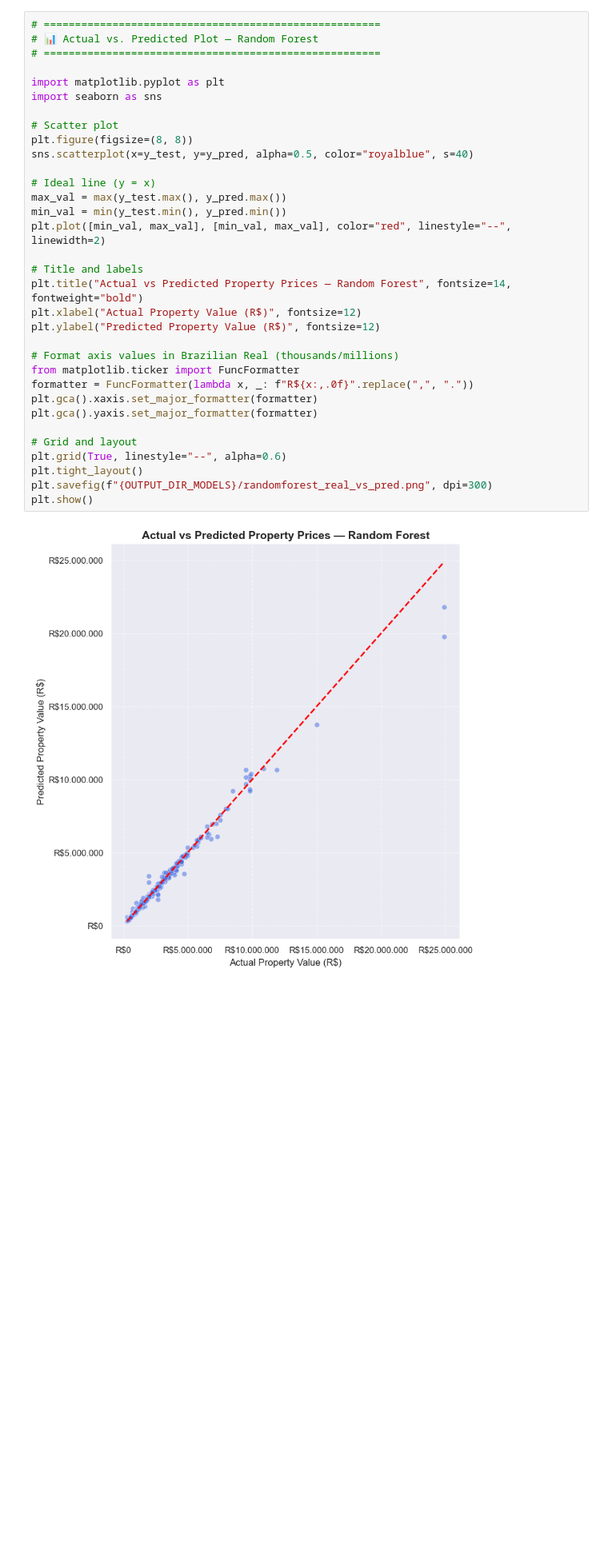
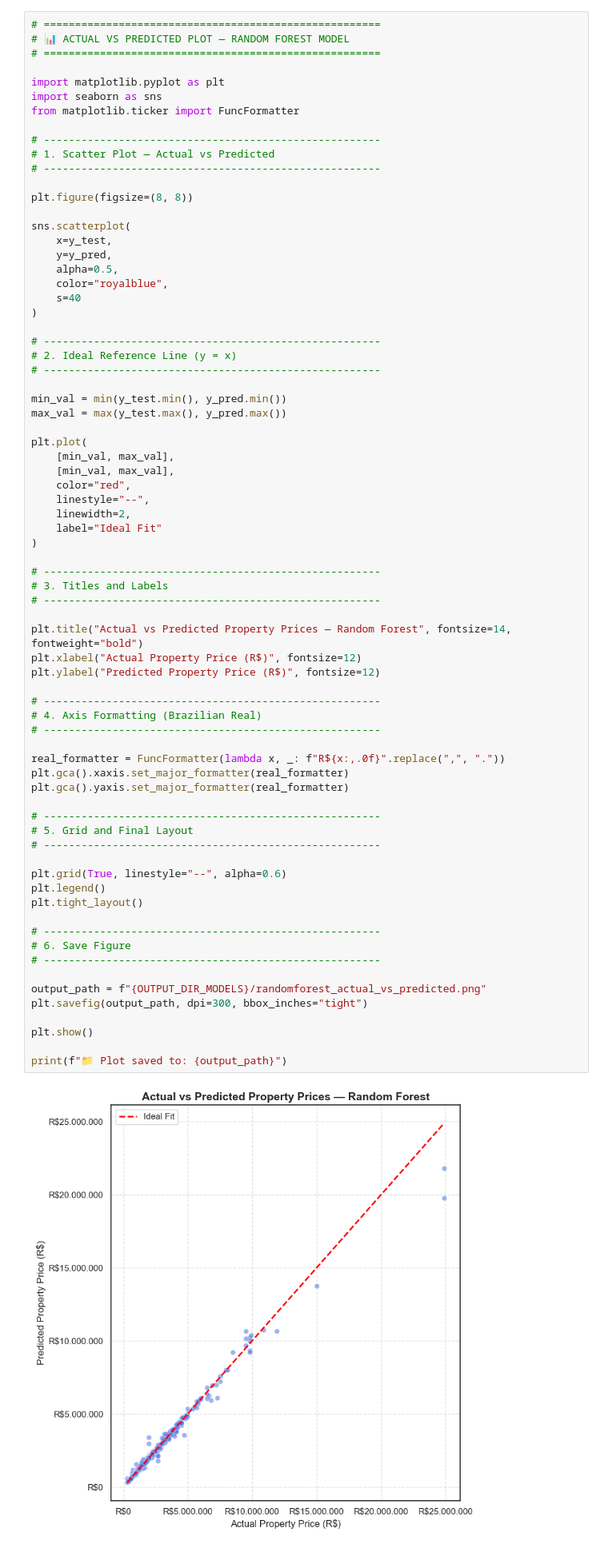
Before and after one commit to willianpina/Geospatial_Analysis_of_Housing_data, a Jupyter notebook: Geospatial_Analysis_of_Housing_Data.ipynb, the cells around one changed output. Shown at 80% size. Drawn from its saved outputs; the diff is of its cells as text; blank space fills up the shorter version.

```diff
--- a/Geospatial_Analysis_of_Housing_Data.ipynb
+++ b/Geospatial_Analysis_of_Housing_Data.ipynb
@@ -684,35 +892,75 @@ R²   (Coefficient of Determination): 0.981
 # %%
 # ======================================================
-# 📊 Actual vs. Predicted Plot — Random Forest
+# 📊 ACTUAL VS PREDICTED PLOT — RANDOM FOREST MODEL
 # ======================================================
 
 import matplotlib.pyplot as plt
 import seaborn as sns
+from matplotlib.ticker import FuncFormatter
 
-# Scatter plot
+# ------------------------------------------------------
+# 1. Scatter Plot — Actual vs Predicted
+# ------------------------------------------------------
+
 plt.figure(figsize=(8, 8))
-sns.scatterplot(x=y_test, y=y_pred, alpha=0.5, color="royalblue", s=40)
 
-# Ideal line (y = x)
+sns.scatterplot(
+    x=y_test,
+    y=y_pred,
+    alpha=0.5,
+    color="royalblue",
+    s=40
+)
+
+# ------------------------------------------------------
+# 2. Ideal Reference Line (y = x)
+# ------------------------------------------------------
+
+min_val = min(y_test.min(), y_pred.min())
 max_val = max(y_test.max(), y_pred.max())
-min_val = min(y_test.min(), y_pred.min())
-plt.plot([min_val, max_val], [min_val, max_val], color="red", linestyle="--", linewidth=2)
 
-# Title and labels
+plt.plot(
+    [min_val, max_val],
+    [min_val, max_val],
+    color="red",
+    linestyle="--",
+    linewidth=2,
+    label="Ideal Fit"
+)
+
+# ------------------------------------------------------
+# 3. Titles and Labels
+# ------------------------------------------------------
+
 plt.title("Actual vs Predicted Property Prices — Random Forest", fontsize=14, fontweight="bold")
-plt.xlabel("Actual Property Value (R$)", fontsize=12)
-plt.ylabel("Predicted Property Value (R$)", fontsize=12)
+plt.xlabel("Actual Property Price (R$)", fontsize=12)
+plt.ylabel("Predicted Property Price (R$)", fontsize=12)
 
-# Format axis values in Brazilian Real (thousands/millions)
-from matplotlib.ticker import FuncFormatter
-formatter = FuncFormatter(lambda x, _: f"R${x:,.0f}".replace(",", "."))
-plt.gca().xaxis.set_major_formatter(formatter)
-plt.gca().yaxis.set_major_formatter(formatter)
+# ------------------------------------------------------
+# 4. Axis Formatting (Brazilian Real)
+# ------------------------------------------------------
 
-# Grid and layout
+real_formatter = FuncFormatter(lambda x, _: f"R${x:,.0f}".replace(",", "."))
+plt.gca().xaxis.set_major_formatter(real_formatter)
+plt.gca().yaxis.set_major_formatter(real_formatter)
+
+# ------------------------------------------------------
+# 5. Grid and Final Layout
+# ------------------------------------------------------
+
 plt.grid(True, linestyle="--", alpha=0.6)
+plt.legend()
 plt.tight_layout()
-plt.savefig(f"{OUTPUT_DIR_MODELS}/randomforest_real_vs_pred.png", dpi=300)
+
+# ------------------------------------------------------
+# 6. Save Figure
+# ------------------------------------------------------
+
+output_path = f"{OUTPUT_DIR_MODELS}/randomforest_actual_vs_predicted.png"
+plt.savefig(output_path, dpi=300, bbox_inches="tight")
+
 plt.show()
+
+print(f"📁 Plot saved to: {output_path}")
 # %% [output]
-[figure, old version]
+[figure, new version]
```
Also changed, not shown: parts of 20 cells of this notebook, 12 other files.
